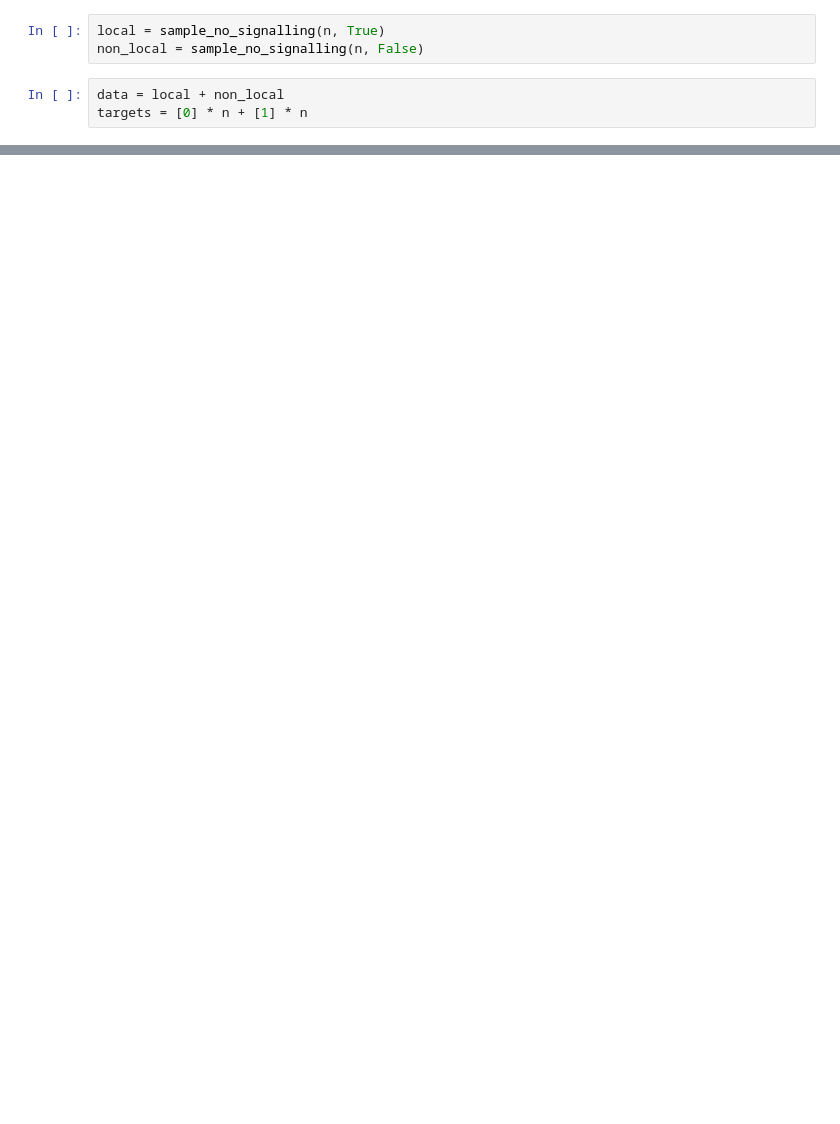
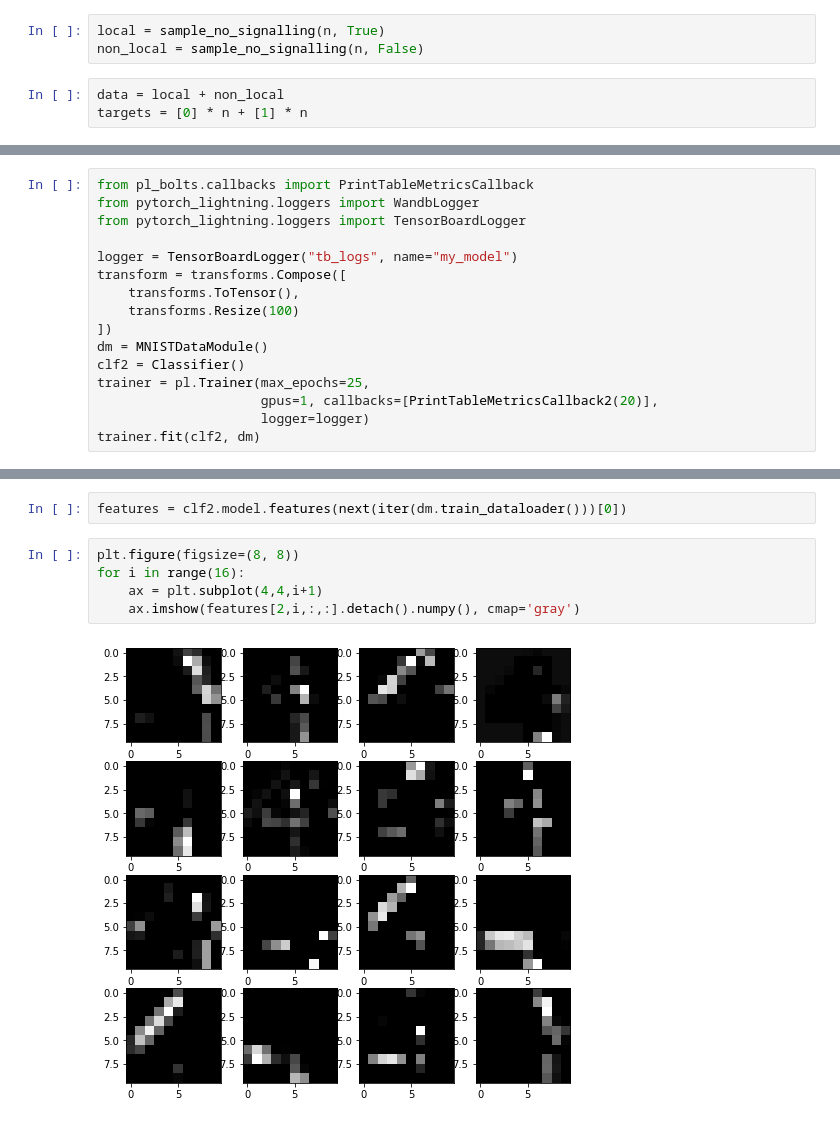
Before and after one commit to JohnnyWasilewski/Ph.D.-studies, a Jupyter notebook: train.ipynb, the cells around one changed output, grey strips where cells are left out. Cells and saved outputs as stored; diff of their text form; blank space fills up the shorter version.

```diff
--- a/train.ipynb
+++ b/train.ipynb
@@ -205,0 +297,16 @@ TypeError: conv2d() received an invalid combination of arguments - got (tuple, P
+# %%
+from pl_bolts.callbacks import PrintTableMetricsCallback
+from pytorch_lightning.loggers import WandbLogger
+from pytorch_lightning.loggers import TensorBoardLogger
+
+logger = TensorBoardLogger("tb_logs", name="my_model")
+transform = transforms.Compose([
+    transforms.ToTensor(),
+    transforms.Resize(100)
+])
+dm = MNISTDataModule()
+clf2 = Classifier()
+trainer = pl.Trainer(max_epochs=25,
+                     gpus=1, callbacks=[PrintTableMetricsCallback2(20)],
+                     logger=logger)
+trainer.fit(clf2, dm)
@@ -205,0 +337,9 @@ TypeError: conv2d() received an invalid combination of arguments - got (tuple, P
+# %%
+features = clf2.model.features(next(iter(dm.train_dataloader()))[0])
+# %%
+plt.figure(figsize=(8, 8))
+for i in range(16):
+    ax = plt.subplot(4,4,i+1)
+    ax.imshow(features[2,i,:,:].detach().numpy(), cmap='gray')
+# %% [output]
+[figure, added]
```
Also changed, not shown: parts of 17 cells of this notebook.
